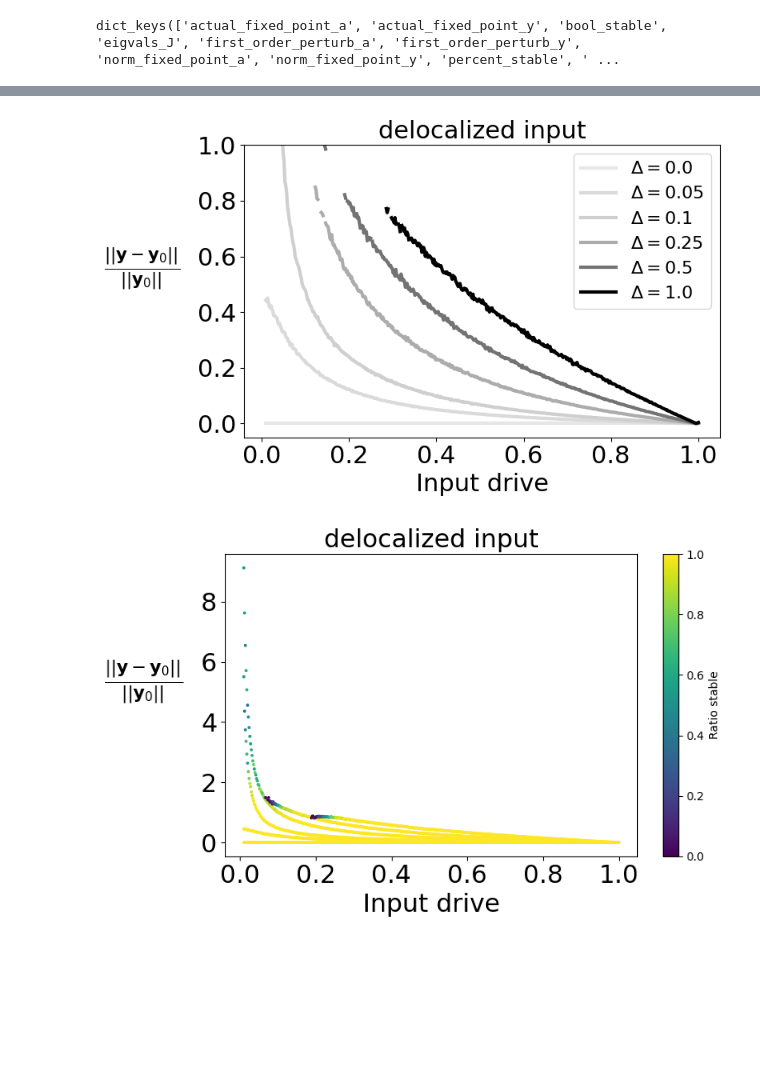
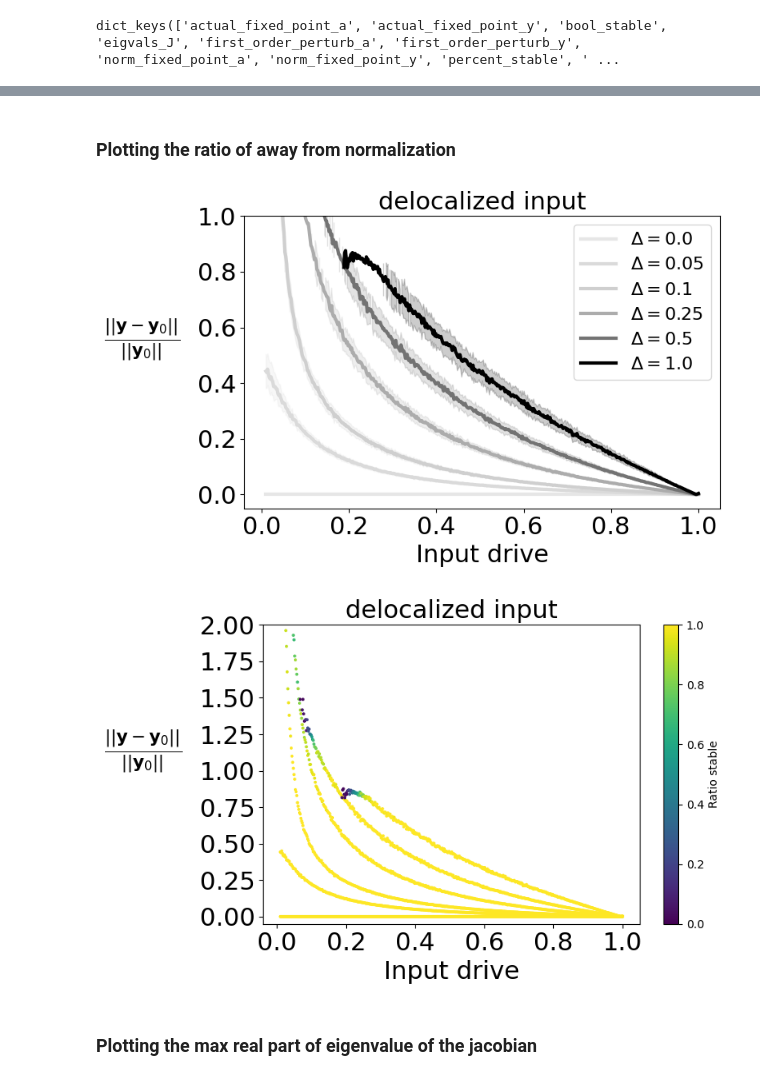
Before and after one commit to shivangrawat/perturbed_organics, a Jupyter notebook: examples/plot_lines.ipynb, the cells around one changed output, grey strips where cells are left out. Saved outputs shown, nothing was run; the diff lists cells and outputs as text; code cells hidden in the pictures; blank space fills up the shorter version.

Commit message:
added more code for plotting

```diff
--- a/examples/plot_lines.ipynb
+++ b/examples/plot_lines.ipynb
@@ -79,3 +161,5 @@ num_of_nans = {}
+# %% [markdown]
+### Plotting the ratio of away from normalization
 # %%
 
 plt.figure(figsize=(8, 5))
@@ -89,8 +173,10 @@ for delta_val in delta_keys:
     actual_fp_y = actual_fp_y_dict[delta_val]
     norm_fixed_point_y = norm_fp_y_dict[delta_val]
     y_ratio = torch.norm(norm_fixed_point_y - actual_fp_y, dim=3) / torch.norm(norm_fixed_point_y, dim=3)
-    y_ratio_mean = torch.mean(y_ratio, dim=2)
-    # y_ratio_mean = torch.nanmean(y_ratio, dim=2)
+    # y_ratio_mean = torch.mean(y_ratio, dim=2)
+    y_ratio_mean = torch.nanmean(y_ratio, dim=2)
+
+    y_ratio_std = torch.std(y_ratio, dim=2)
 
     # Normalize delta_val to the range [0, 1]
     if max_delta > min_delta:
@@ -108,6 +194,9 @@ for delta_val in delta_keys:
              linewidth=3,
              color=str(grayscale_value))
 
+    plt.fill_between(input_range, y_ratio_mean[0, :] - y_ratio_std[0, :], y_ratio_mean[0, :] + y_ratio_std[0, :], alpha=0.2, color=str(grayscale_value))
+
+
 plt.xlabel('Input drive', fontsize=22)
 plt.ylabel(r"$\frac{||\mathbf{y}-\mathbf{y}_0||}{||\mathbf{y}_0||}$", fontsize=22, rotation=0, labelpad=50)
 plt.title(f"{input_type} input", fontsize=22)
@@ -118,36 +207,38 @@ plt.yticks(fontsize=22)
 plt.tight_layout()
 plt.show()
 # %% [output]
-[figure, old version]
+[figure, new version]
 # %%
 plt.figure(figsize=(8, 5))
 
 # Get all the delta values and sort them (assuming they are numeric)
 delta_keys = sorted(actual_fp_y_dict.keys())
 
 for i, delta_val in enumerate(delta_keys):
     actual_fp_y = actual_fp_y_dict[delta_val]
     norm_fixed_point_y = norm_fp_y_dict[delta_val]
     y_ratio = torch.norm(norm_fixed_point_y - actual_fp_y, dim=3) / torch.norm(norm_fixed_point_y, dim=3)
     ratio_stable = torch.sum(~torch.isnan(y_ratio), dim=2) / num_trials
 
     # y_ratio_mean = torch.mean(y_ratio, dim=2)
     y_ratio_mean = torch.nanmean(y_ratio, dim=2)
 
     scatter = plt.scatter(input_range, y_ratio_mean[0, :], cmap='viridis', c=ratio_stable, vmin=0, vmax=1, s=3, marker='o')
 
 plt.xlabel('Input drive', fontsize=22)
 plt.ylabel(r"$\frac{||\mathbf{y}-\mathbf{y}_0||}{||\mathbf{y}_0||}$", fontsize=22, rotation=0, labelpad=50)
 plt.title(f"{input_type} input", fontsize=22)
 cbar = plt.colorbar(scatter)
 cbar.set_label('Ratio stable')
-# plt.ylim([-0.05, 1])
+plt.ylim([-0.05, 2])
 plt.xticks(fontsize=22)
 plt.yticks(fontsize=22)
 plt.tight_layout()
 plt.show()
 # %% [output]
-[figure, old version]
+[figure, new version]
+# %% [markdown]
+### Plotting the max real part of eigenvalue of the jacobian
 # %%
 plt.figure(figsize=(8, 5))
 
```
Also changed, not shown: parts of 8 cells of this notebook.
